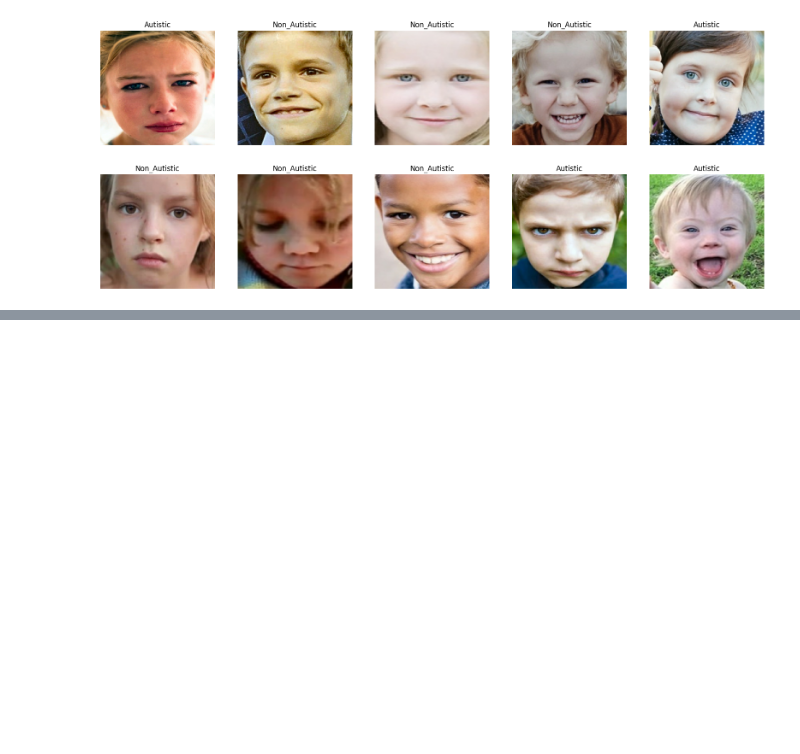
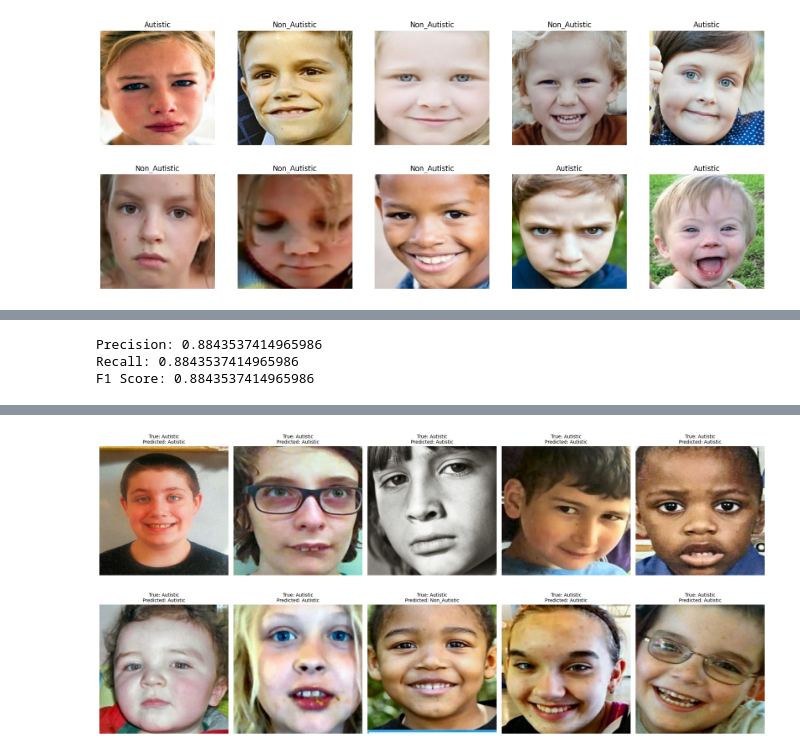
Before and after one commit to MahmudShuvo/Autism-Detection-Deep-Learning-Models-for-Image-Dataset-and-Machine-Learning-for-Behavior-Dataset-, a Jupyter notebook: Final_EfficientnetB4.ipynb, the cells around one changed output, grey strips where cells are left out. Cells and saved outputs as stored; diff of their text form; code cells hidden in the pictures; blank space fills up the shorter version.

```diff
--- a/Final_EfficientnetB4.ipynb
+++ b/Final_EfficientnetB4.ipynb
@@ -230,0 +279,36 @@ Test Accuracy: 0.884353756904602
+# %%
+from sklearn.metrics import precision_score, recall_score, f1_score
+
+# Calculate precision, recall, and F1 score
+precision = precision_score(true_labels, predicted_labels, average='weighted')
+recall = recall_score(true_labels, predicted_labels, average='weighted')
+f1 = f1_score(true_labels, predicted_labels, average='weighted')
+
+print("Precision:", precision)
+print("Recall:", recall)
+print("F1 Score:", f1)
+# %% [output]
+Precision: 0.8843537414965986
+Recall: 0.8843537414965986
+F1 Score: 0.8843537414965986
+# %%
+import matplotlib.pyplot as plt
+
+# Function to plot sample images with true and predicted labels
+def plot_sample_predictions(test_data, model, class_names, num_images=10, fontsize=10):
+    plt.figure(figsize=(20, 10))
+    for images, labels in test_data.take(2):  # Take one batch of images from the test dataset #1
+        predictions = model.predict(images)
+        for i in range(num_images):  # Plot specified number of sample images
+            ax = plt.subplot(2, num_images//2, i + 1)
+            plt.imshow(images[i].numpy().astype("uint8"))
+            true_label = class_names[np.argmax(labels[i])]
+            predicted_label = class_names[np.argmax(predictions[i])]
+            plt.title(f'True: {true_label}\nPredicted: {predicted_label}', fontsize=fontsize)
+            plt.axis("off")
+    plt.tight_layout()
+    plt.show()
+
+# Example usage
+plot_sample_predictions(test_data, model, class_names, num_images=10, fontsize=10)
+# %% [output]
@@ -230,0 +317 @@ Test Accuracy: 0.884353756904602
+[figure, added]
```
Also changed, not shown: parts of 5 cells of this notebook.
